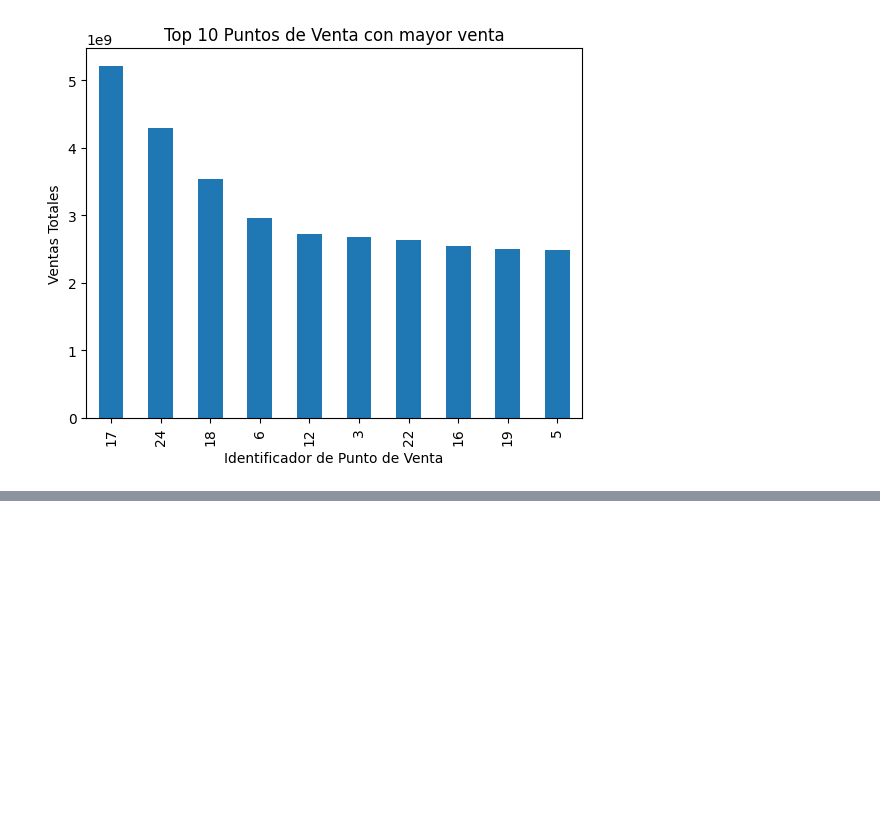
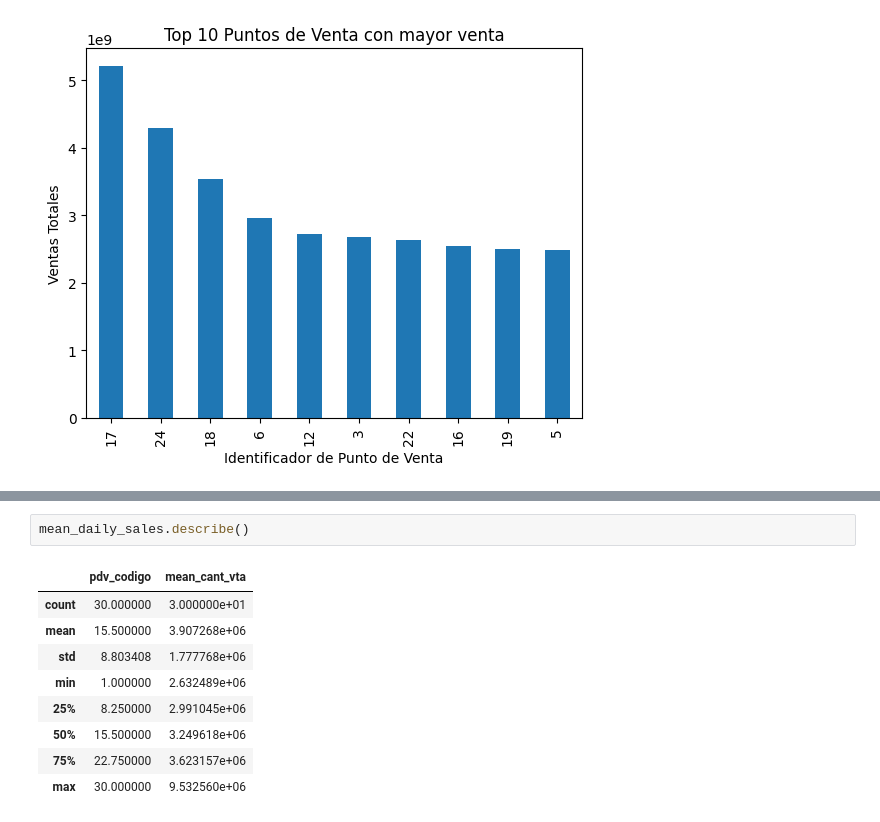
Before and after one commit to SantiagoRomanoOddone/MasterThesis, a Jupyter notebook: features/data_exploration.ipynb, the cells around one changed output, grey strips where cells are left out. Drawn from its saved outputs; the diff is of its cells as text; blank space fills up the shorter version.

```diff
--- a/features/data_exploration.ipynb
+++ b/features/data_exploration.ipynb
@@ -129,2 +136,14 @@ Name: mean_cant_vta, dtype: float64
+# %%
+mean_daily_sales.describe()
+# %% [output]
+|  | pdv_codigo | mean_cant_vta |
+| count | 30.000000 | 3.000000e+01 |
+| mean | 15.500000 | 3.907268e+06 |
+| std | 8.803408 | 1.777768e+06 |
+| min | 1.000000 | 2.632489e+06 |
+| 25% | 8.250000 | 2.991045e+06 |
+| 50% | 15.500000 | 3.249618e+06 |
+| 75% | 22.750000 | 3.623157e+06 |
+| max | 30.000000 | 9.532560e+06 |
 # %%
 # Calculate statistics
```
Also changed, not shown: parts of 6 cells of this notebook.
